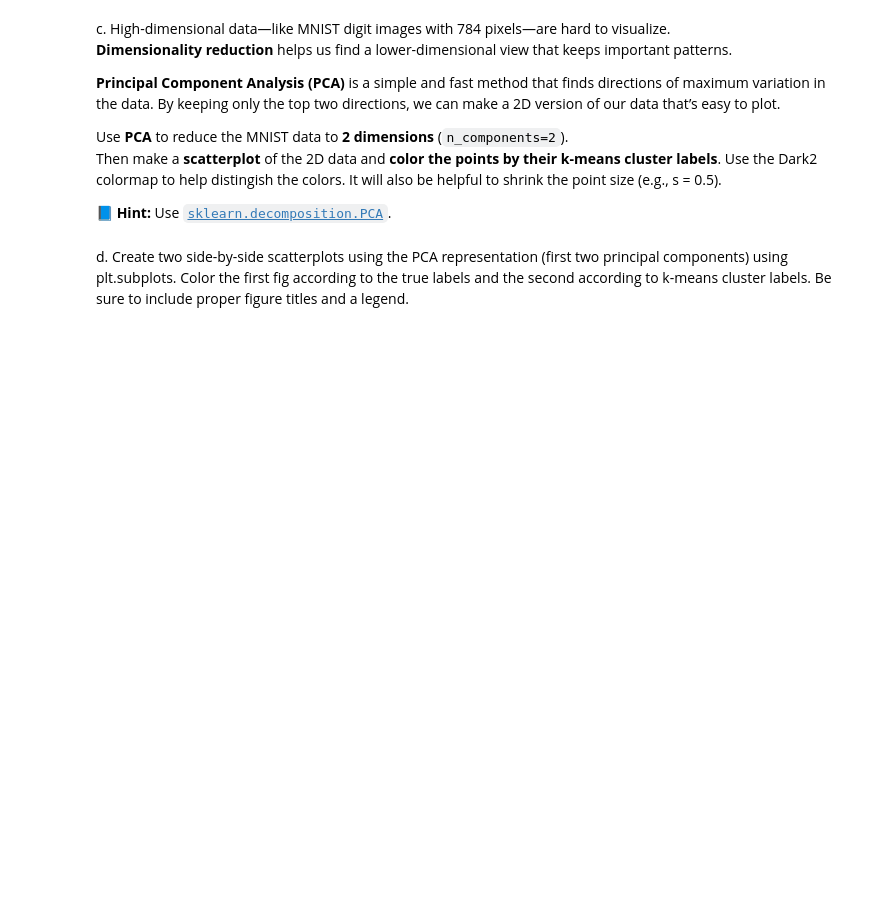
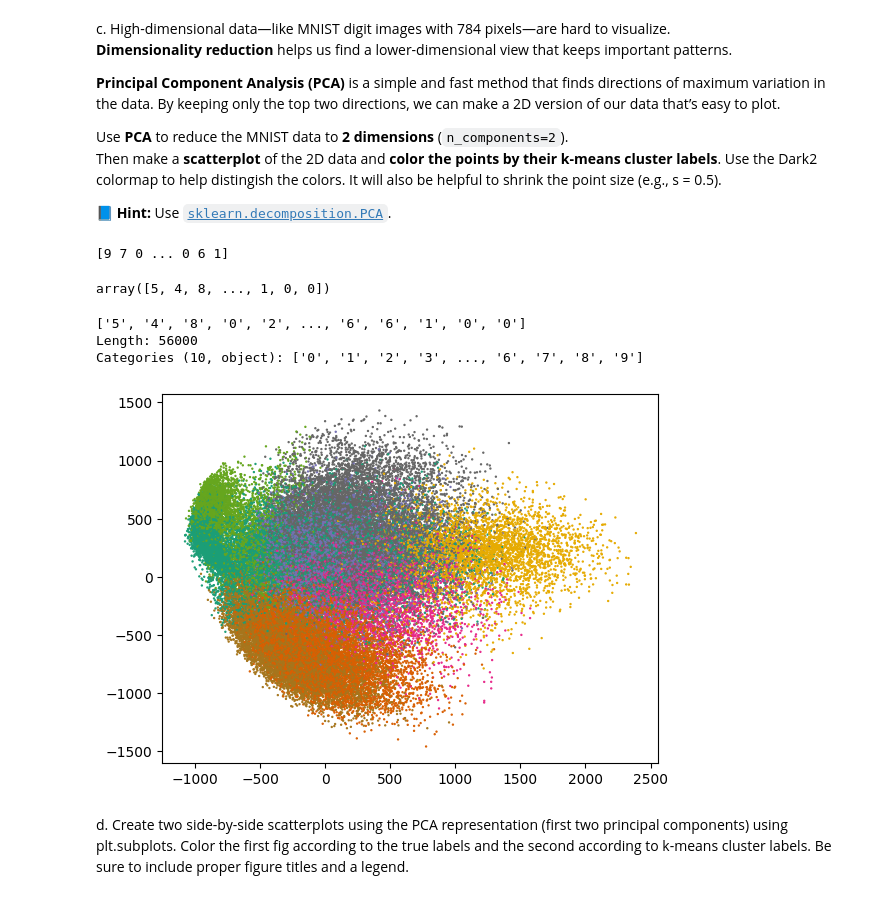
Before and after one commit to dsynderg/CS-180-assignments, a Jupyter notebook: 08_clustering.ipynb, the cells around one changed output. Drawn from its saved outputs; the diff is of its cells as text; code cells hidden in the pictures; blank space fills up the shorter version.

```diff
--- a/08_clustering.ipynb
+++ b/08_clustering.ipynb
@@ -89,5 +114,28 @@ Use **PCA** to reduce the MNIST data to **2 dimensions** (`n_components=2`).
 Then make a **scatterplot** of the 2D data and **color the points by their k-means cluster labels**. Use the Dark2 colormap to help distingish the colors. It will also be helpful to shrink the point size (e.g., s = 0.5).
 
 📘 **Hint:** Use [`sklearn.decomposition.PCA`](https://scikit-learn.org/stable/modules/generated/sklearn.decomposition.PCA.html).
+# %%
+pca = PCA(n_components=2)
+x_pca = pca.fit_transform(X_train)
+# %%
+labels = kmeans.predict(X_train)
+print(labels)
+# %% [output]
+[9 7 0 ... 0 6 1]
+# %%
+y_train.values.astype(int)
+# %% [output]
+array([5, 4, 8, ..., 1, 0, 0])
+# %%
+print(y_train.values)
+# %% [output]
+['5', '4', '8', '0', '2', ..., '6', '6', '1', '0', '0']
+Length: 56000
+Categories (10, object): ['0', '1', '2', '3', ..., '6', '7', '8', '9']
+# %%
+plt.scatter(x_pca[:, 0], x_pca[:, 1], c=labels, cmap='Dark2', s=0.5)
+plt.show()
+# %% [output]
+[figure, added]
 # %% [markdown]
 d. Create two side-by-side scatterplots using the PCA representation (first two principal components) using plt.subplots. Color the first fig according to the true labels and the second according to k-means cluster labels. Be sure to include proper figure titles and a legend.
```
Also changed, not shown: parts of 20 cells of this notebook.
